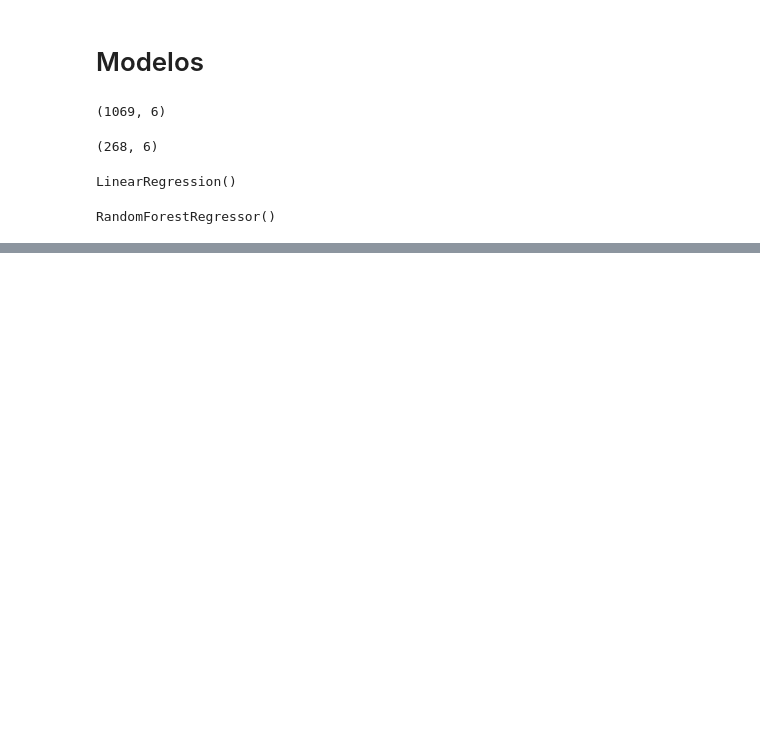
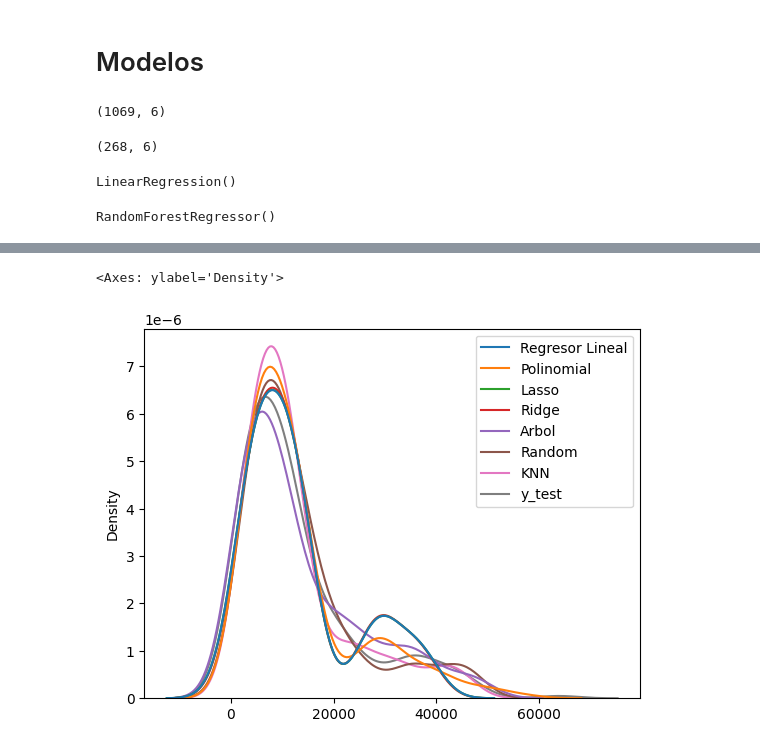
Before and after one commit to tonimartibarbera/Exercicis_Curs_Intro_analisi_de_dades_Python, a Jupyter notebook: 6a 7a i 8a sessió_Machine_Learning.ipynb, the cells around one changed output, grey strips where cells are left out. Drawn from its saved outputs; the diff is of its cells as text; code cells hidden in the pictures; blank space fills up the shorter version.

```diff
--- a/6a 7a i 8a sessió_Machine_Learning.ipynb
+++ b/6a 7a i 8a sessió_Machine_Learning.ipynb
@@ -425,3 +437,9 @@ sns.kdeplot(df_y)
+# %%
+# Para mejorar la visualización eliminamos Redes y Vectores
+sns.kdeplot(df_y[['Regresor Lineal', 'Polinomial','Lasso','Ridge','Arbol','Random','KNN','y_test']])
+# %% [output]
+<Axes: ylabel='Density'>
+[figure, added]
 # %%
 fig, axes = plt.subplots(nrows=2, ncols=5, figsize=(20,10))
 ax = axes.flatten() #aplanamos (1 sola dimensión el eje)
```
Also changed, not shown: parts of 34 cells of this notebook.
